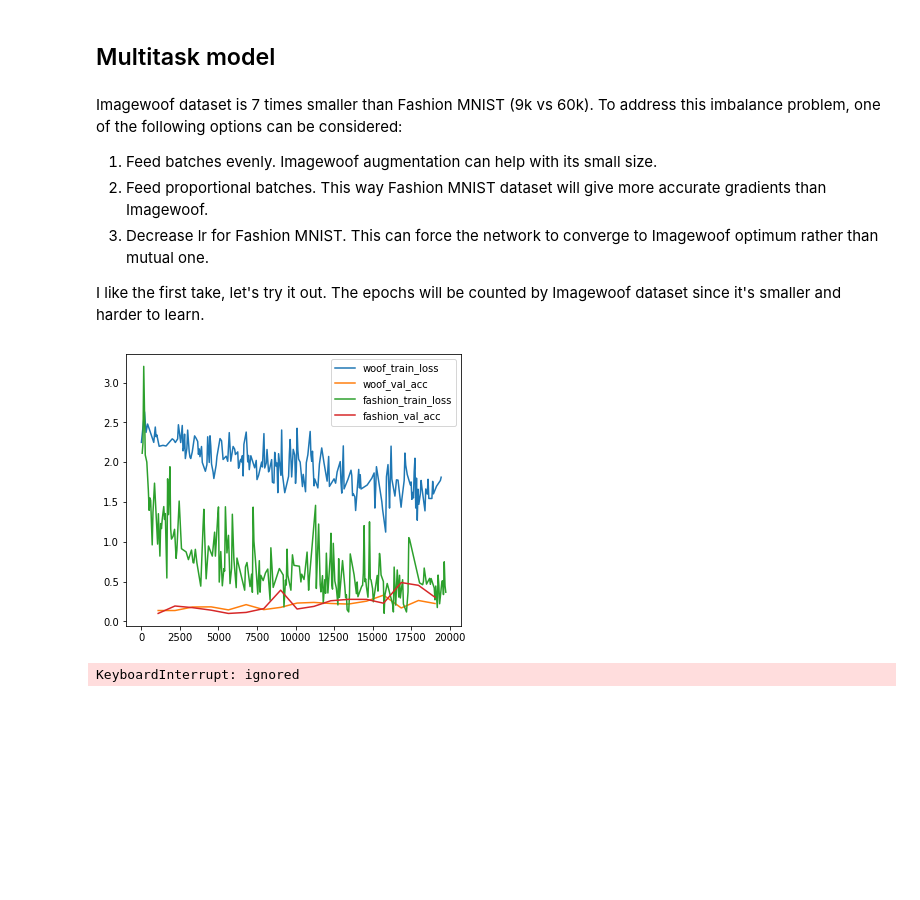
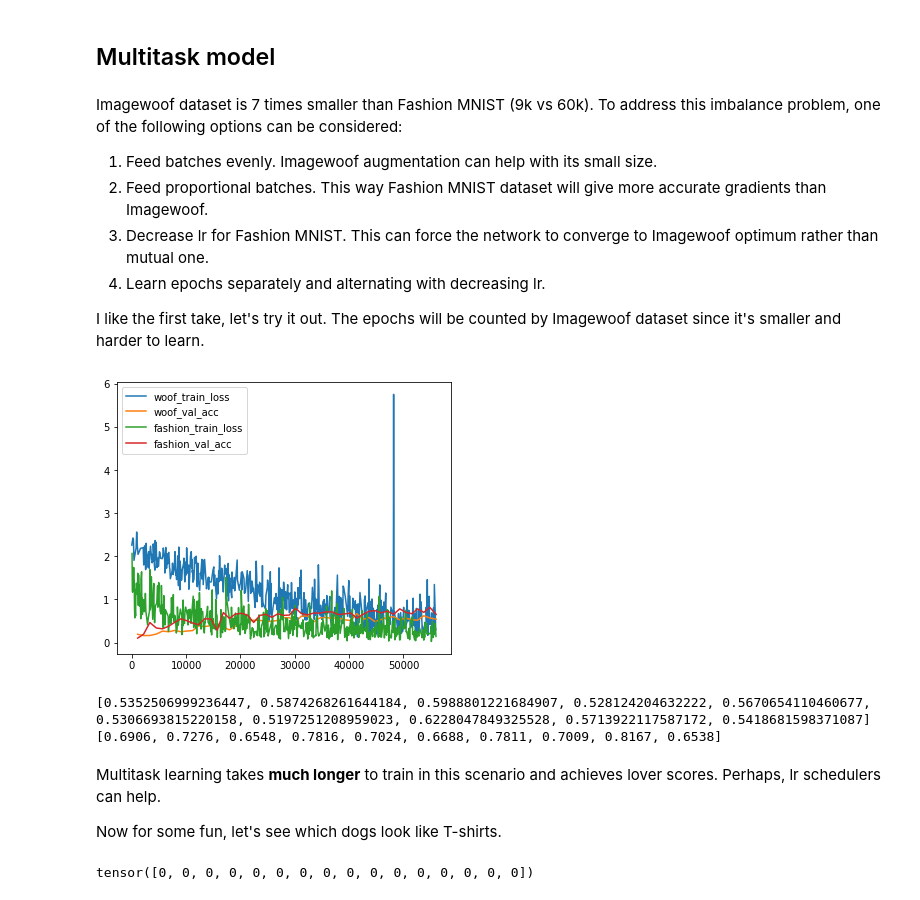
Before and after one commit to iakremnev/multitask-classification, a Jupyter notebook: pipeline.ipynb, the cells around one changed output. Saved outputs shown, nothing was run; the diff lists cells and outputs as text; code cells hidden in the pictures; blank space fills up the shorter version.

```diff
--- a/pipeline.ipynb
+++ b/pipeline.ipynb
@@ -248,6 +264,7 @@ Imagewoof dataset is 7 times smaller than Fashion MNIST (9k vs 60k). To address
 1. Feed batches evenly. Imagewoof augmentation can help with its small size.
 2. Feed proportional batches. This way Fashion MNIST dataset will give more accurate gradients than Imagewoof.
 3. Decrease lr for Fashion MNIST. This can force the network to converge to Imagewoof optimum rather than mutual one.
+4. Learn epochs separately and alternating with decreasing lr.
 
 I like the first take, let's try it out. The epochs will be counted by Imagewoof dataset since it's smaller and harder to learn.
 # %%
@@ -258,11 +275,11 @@ woof_val_loader = DataLoader(imagewoof_val, 16, num_workers=4)
 fashion_train_loader = DataLoader(fashion_train, 16, True, num_workers=2)
 fashion_val_loader = DataLoader(fashion_val, 16, num_workers=2)
 # %%
-woof_optimizer = torch.optim.Adam(woof_classifier.parameters(), 0.01)
-fashion_optimizer = torch.optim.Adam(fashion_classifier.parameters(), 0.01)
+woof_optimizer = torch.optim.Adam(woof_classifier.parameters(), 0.001)
+fashion_optimizer = torch.optim.Adam(fashion_classifier.parameters(), 0.0005)
 
-woof_lr_scheduler = torch.optim.lr_scheduler.ReduceLROnPlateau(woof_optimizer, patience=5)
-fashion_lr_scheduler = torch.optim.lr_scheduler.StepLR(fashion_optimizer, 10, 0.5)
+# woof_lr_scheduler = torch.optim.lr_scheduler.ReduceLROnPlateau(woof_optimizer, patience=5)
+# fashion_lr_scheduler = torch.optim.lr_scheduler.StepLR(fashion_optimizer, 10, 0.5)
 # %%
 import random
 from collections import defaultdict
@@ -319,6 +336,3 @@ for epoch in range(epochs):
             plot_combined_metrics(metrics)
             epoch += 1
             break
-# %% [output]
-[figure, removed]
-KeyboardInterrupt: ignored
@@ -326,0 +339,18 @@ metrics["woof_val_acc"]
+# %%
+plot_combined_metrics(metrics)
+# %% [output]
+[figure, added]
+# %%
+print(metrics["woof_val_acc"][-10:])
+print(metrics["fashion_val_acc"][-10:])
+# %% [output]
+[0.5352506999236447, 0.5874268261644184, 0.5988801221684907, 0.528124204632222, 0.5670654110460677, 0.5306693815220158, 0.5197251208959023, 0.6228047849325528, 0.5713922117587172, 0.5418681598371087]
+[0.6906, 0.7276, 0.6548, 0.7816, 0.7024, 0.6688, 0.7811, 0.7009, 0.8167, 0.6538]
+# %% [markdown]
+Multitask learning takes **much longer** to train in this scenario and achieves lover scores. Perhaps, lr schedulers can help.
+
+Now for some fun, let's see which dogs look like T-shirts.
+# %%
+y_batch
+# %% [output]
+tensor([0, 0, 0, 0, 0, 0, 0, 0, 0, 0, 0, 0, 0, 0, 0, 0])
```
Also changed, not shown: parts of 12 cells of this notebook.
